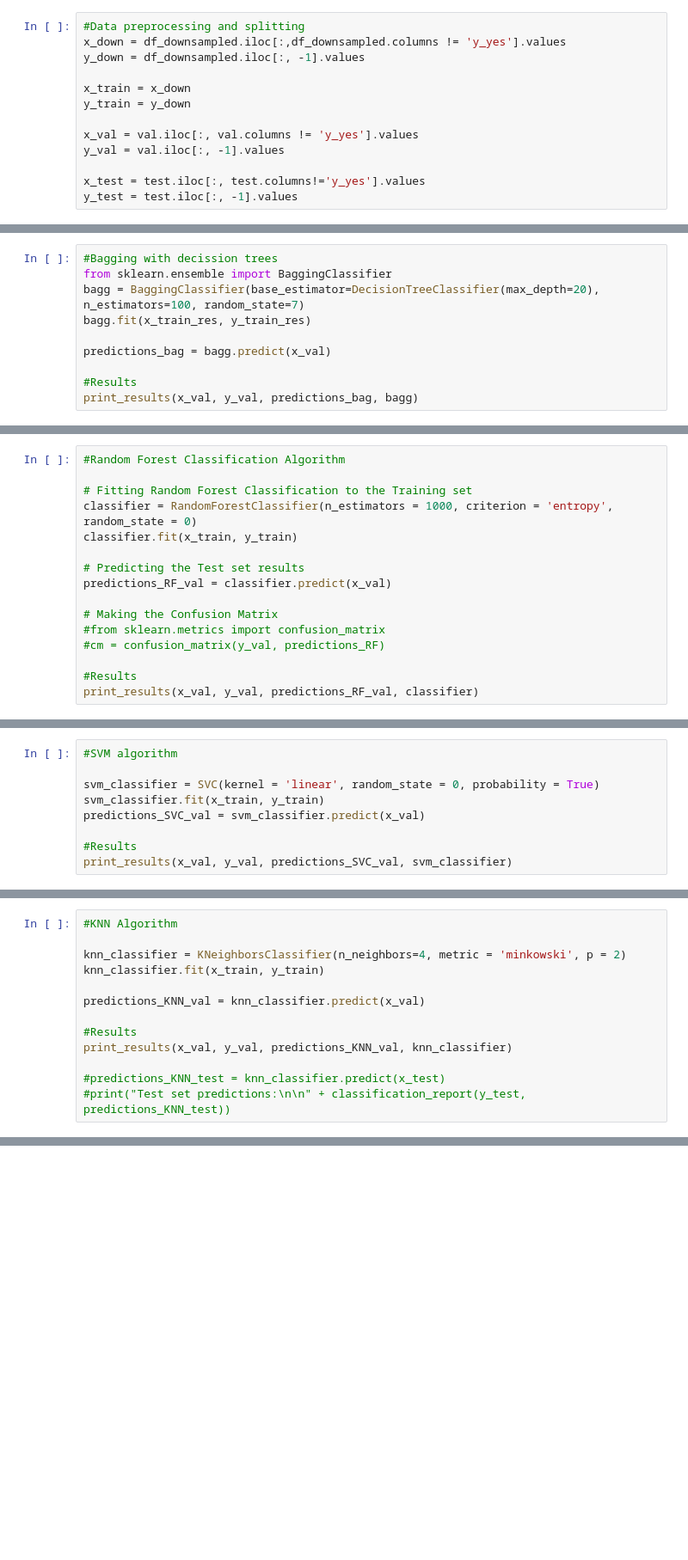
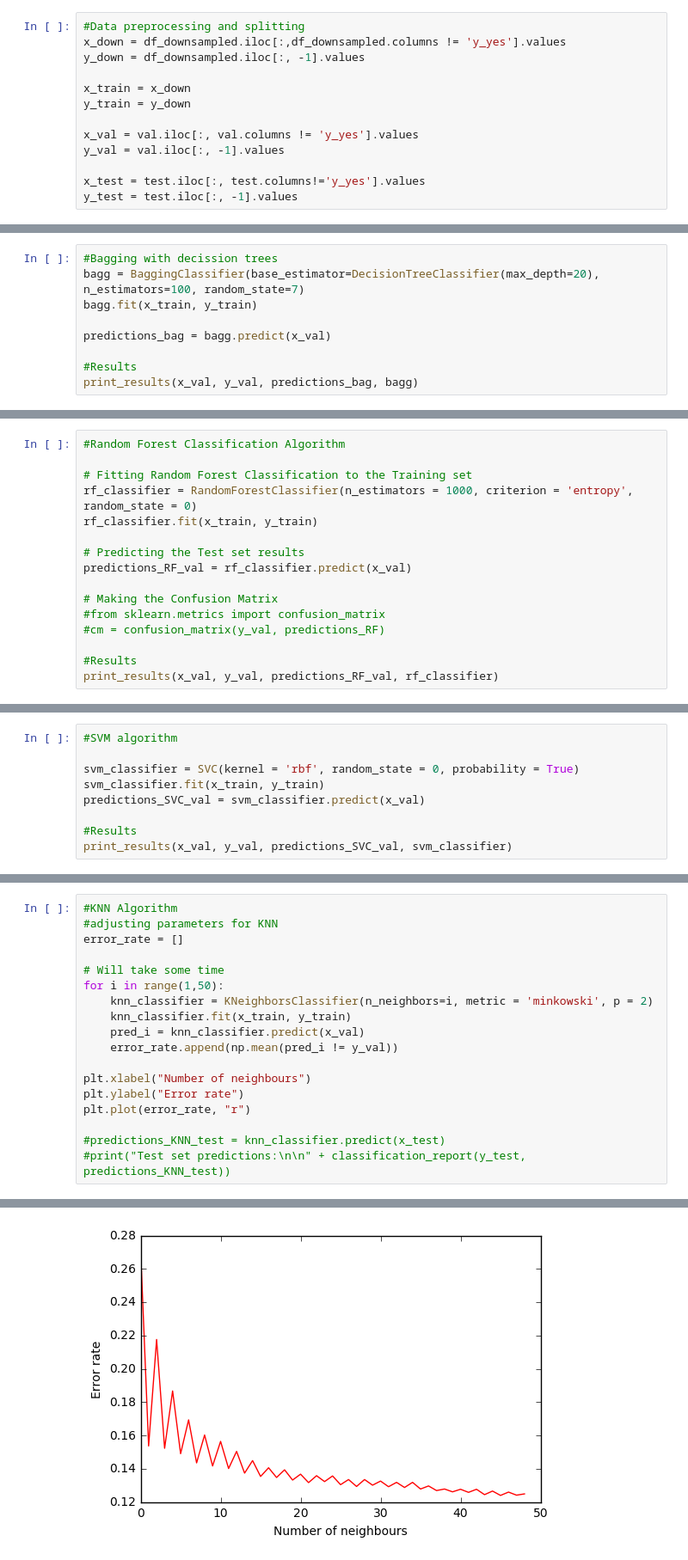
Before and after one commit to milosmladenovic5/telemarketing_campaign, a Jupyter notebook: telemarketing_undersampling_majority.ipynb, the cells around one changed output, grey strips where cells are left out. Shown at 86% size. Saved outputs shown, nothing was run; the diff lists cells and outputs as text; blank space fills up the shorter version.

```diff
--- a/telemarketing_undersampling_majority.ipynb
+++ b/telemarketing_undersampling_majority.ipynb
@@ -196,8 +284,7 @@ True positives:  456
 # %%
 #Bagging with decission trees
-from sklearn.ensemble import BaggingClassifier
 bagg = BaggingClassifier(base_estimator=DecisionTreeClassifier(max_depth=20), n_estimators=100, random_state=7)
-bagg.fit(x_train_res, y_train_res)
+bagg.fit(x_train, y_train)
 
 predictions_bag = bagg.predict(x_val)
 
@@ -209,16 +344,16 @@ NameError: name 'x_train_res' is not defined
 #Random Forest Classification Algorithm
 
 # Fitting Random Forest Classification to the Training set
-classifier = RandomForestClassifier(n_estimators = 1000, criterion = 'entropy', random_state = 0)
-classifier.fit(x_train, y_train)
+rf_classifier = RandomForestClassifier(n_estimators = 1000, criterion = 'entropy', random_state = 0)
+rf_classifier.fit(x_train, y_train)
 
 # Predicting the Test set results
-predictions_RF_val = classifier.predict(x_val)
+predictions_RF_val = rf_classifier.predict(x_val)
 
 # Making the Confusion Matrix
 #from sklearn.metrics import confusion_matrix
 #cm = confusion_matrix(y_val, predictions_RF)
 
 #Results
-print_results(x_val, y_val, predictions_RF_val, classifier)
+print_results(x_val, y_val, predictions_RF_val, rf_classifier)
 # %% [output]
@@ -280,7 +473,7 @@ True positives:  491
 # %%
 #SVM algorithm
 
-svm_classifier = SVC(kernel = 'linear', random_state = 0, probability = True)
+svm_classifier = SVC(kernel = 'rbf', random_state = 0, probability = True)
 svm_classifier.fit(x_train, y_train)
 predictions_SVC_val = svm_classifier.predict(x_val)
 
@@ -310,13 +558,18 @@ True positives:  422
 # %%
 #KNN Algorithm
+#adjusting parameters for KNN
+error_rate = []
 
-knn_classifier = KNeighborsClassifier(n_neighbors=4, metric = 'minkowski', p = 2)
-knn_classifier.fit(x_train, y_train)
+# Will take some time
+for i in range(1,50):
+    knn_classifier = KNeighborsClassifier(n_neighbors=i, metric = 'minkowski', p = 2)
+    knn_classifier.fit(x_train, y_train)
+    pred_i = knn_classifier.predict(x_val)
+    error_rate.append(np.mean(pred_i != y_val))
 
-predictions_KNN_val = knn_classifier.predict(x_val)
-
-#Results
-print_results(x_val, y_val, predictions_KNN_val, knn_classifier)
+plt.xlabel("Number of neighbours")
+plt.ylabel("Error rate")
+plt.plot(error_rate, "r")
 
 #predictions_KNN_test = knn_classifier.predict(x_test)
 #print("Test set predictions:\n\n" + classification_report(y_test, predictions_KNN_test))
@@ -343,0 +578 @@ True positives:  352
+[figure, added]
```
Also changed, not shown: parts of 41 cells of this notebook, 2 other files.
